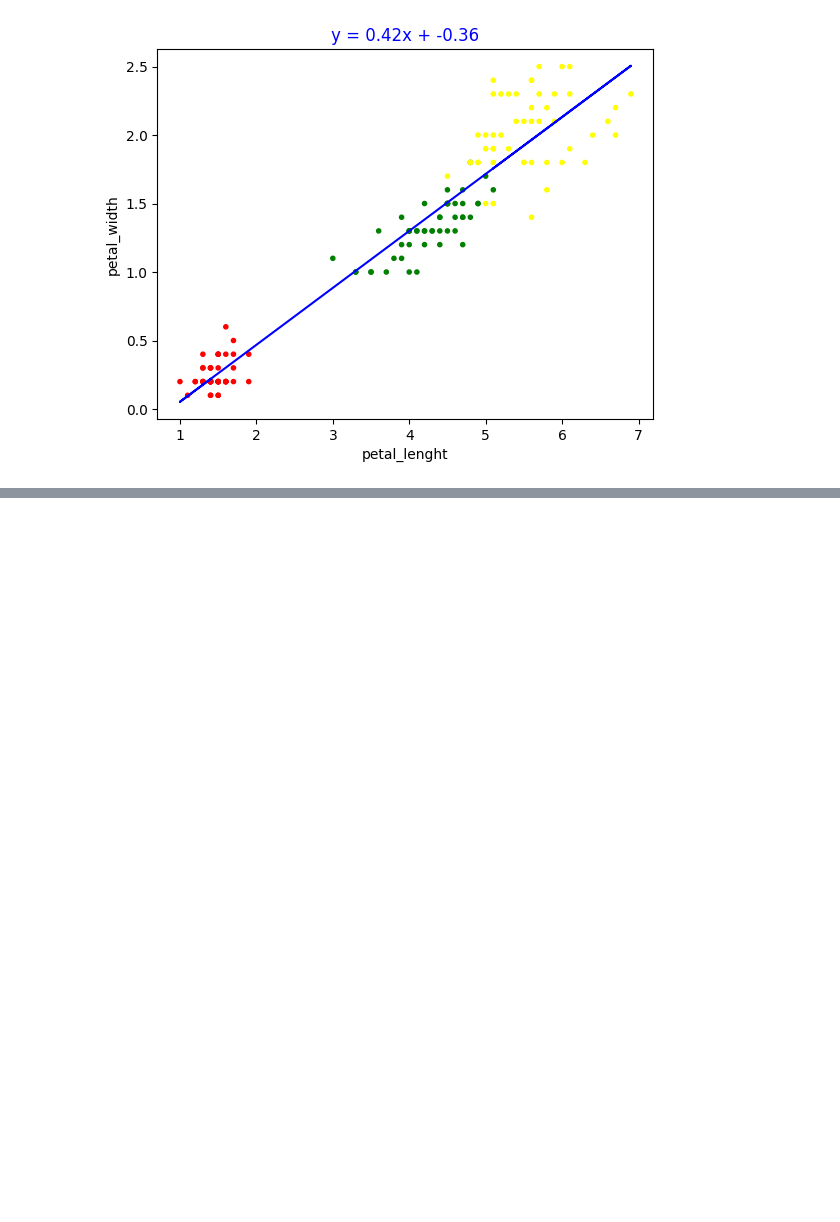
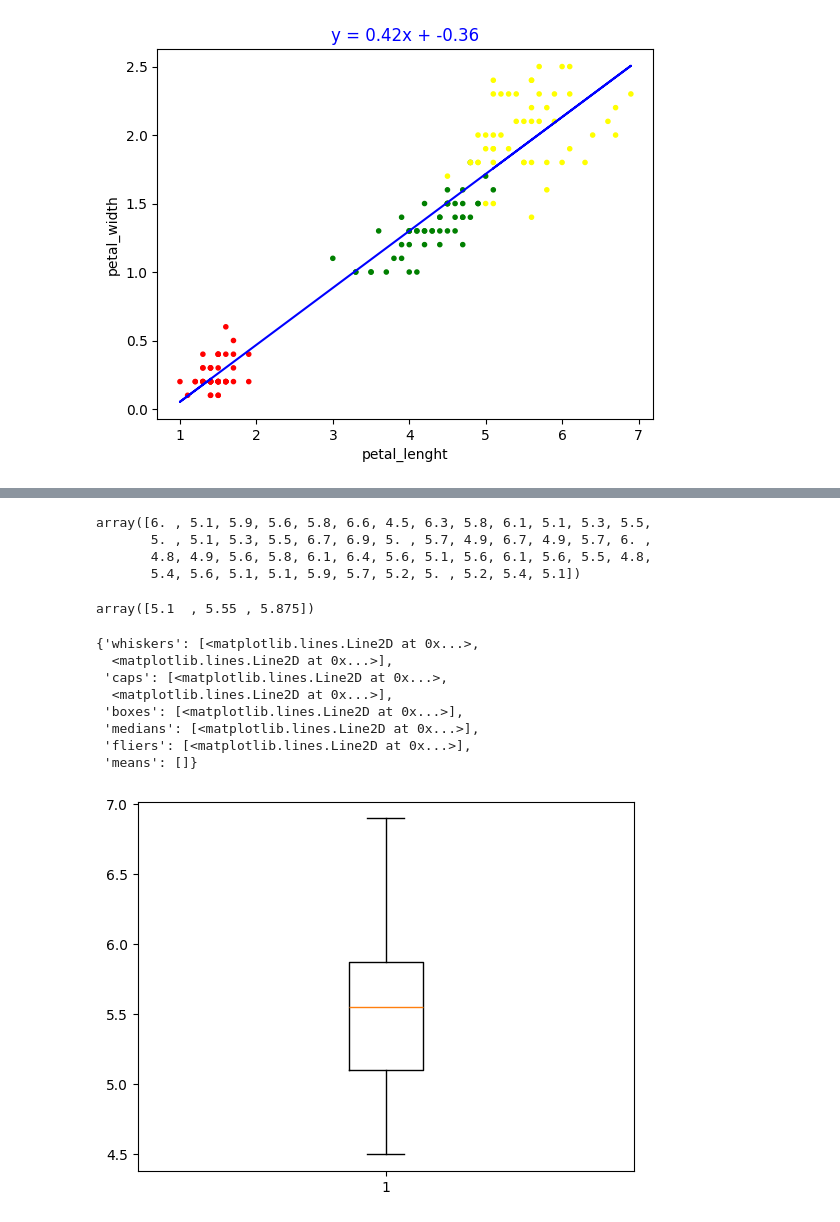
Before and after one commit to justia-pi/principles_of_DA, a Jupyter notebook: tasks.ipynb, the cells around one changed output, grey strips where cells are left out. Saved outputs shown, nothing was run; the diff lists cells and outputs as text; code cells hidden in the pictures; blank space fills up the shorter version.

```diff
--- a/tasks.ipynb
+++ b/tasks.ipynb
@@ -218,0 +289,31 @@ ax.set_title(f'y = {m:.2f}x + {c:.2f}', color = 'blue');
+# %%
+# Virginica.
+
+virginica_de = petal_lenght[100:150]
+virginica_de
+# %% [output]
+array([6. , 5.1, 5.9, 5.6, 5.8, 6.6, 4.5, 6.3, 5.8, 6.1, 5.1, 5.3, 5.5,
+       5. , 5.1, 5.3, 5.5, 6.7, 6.9, 5. , 5.7, 4.9, 6.7, 4.9, 5.7, 6. ,
+       4.8, 4.9, 5.6, 5.8, 6.1, 6.4, 5.6, 5.1, 5.6, 6.1, 5.6, 5.5, 4.8,
+       5.4, 5.6, 5.1, 5.1, 5.9, 5.7, 5.2, 5. , 5.2, 5.4, 5.1])
+# %%
+# Quartiles.
+np.quantile(virginica_de, [0.25, 0.5, 0.75], axis=0)
+# %% [output]
+array([5.1  , 5.55 , 5.875])
+# %%
+# Create figure, axis.
+fig, ax = plt.subplots()
+
+# Create boxplot.
+ax.boxplot(virginica_de)
+# %% [output]
+{'whiskers': [<matplotlib.lines.Line2D at 0x...>,
+  <matplotlib.lines.Line2D at 0x...>],
+ 'caps': [<matplotlib.lines.Line2D at 0x...>,
+  <matplotlib.lines.Line2D at 0x...>],
+ 'boxes': [<matplotlib.lines.Line2D at 0x...>],
+ 'medians': [<matplotlib.lines.Line2D at 0x...>],
+ 'fliers': [<matplotlib.lines.Line2D at 0x...>],
+ 'means': []}
+[figure, added]
```
Also changed, not shown: parts of 9 cells of this notebook.
